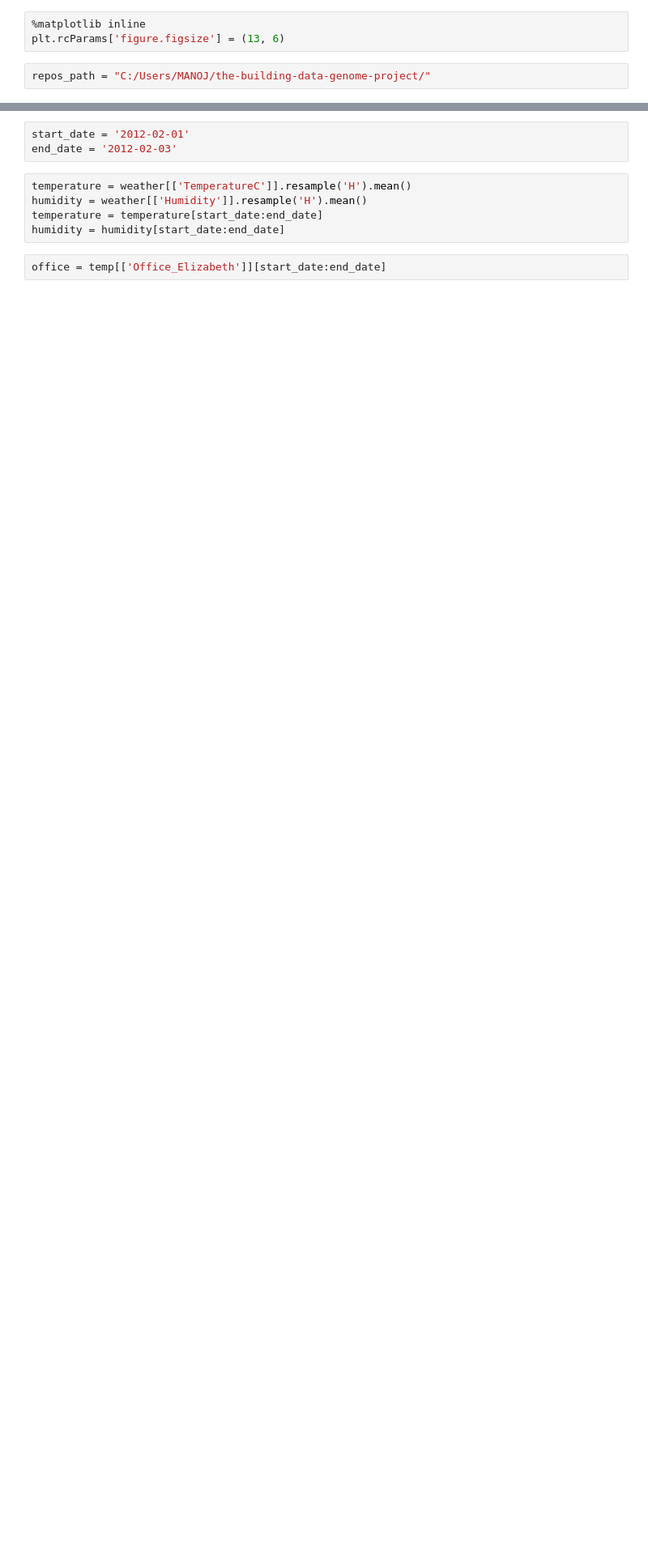
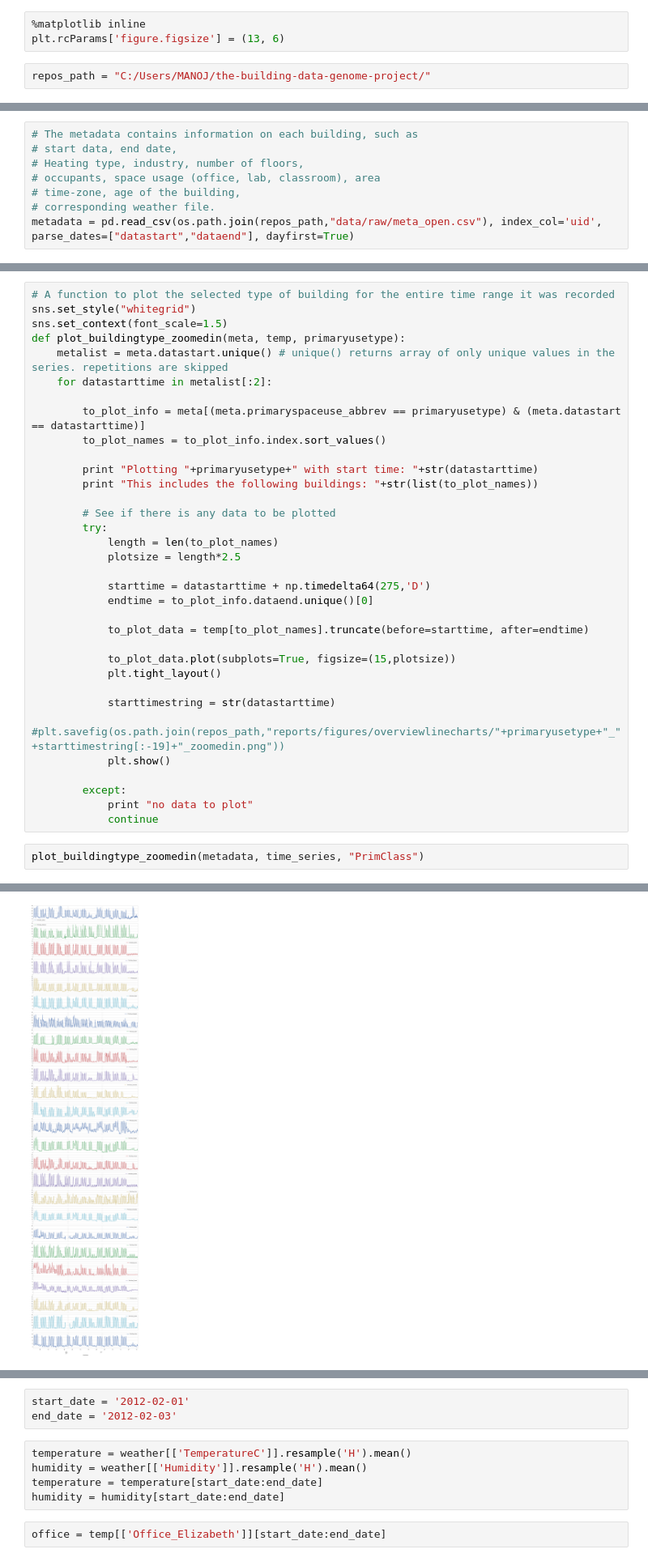
Before and after one commit to manojm18/the-building-data-genome-project, a Jupyter notebook: notebooks/Time_series_analysis.ipynb, the cells around one changed output, grey strips where cells are left out. Shown at 81% size. Drawn from its saved outputs; the diff is of its cells as text; blank space fills up the shorter version.

Commit message:
updated time_series_analysis

```diff
--- a/notebooks/Time_series_analysis.ipynb
+++ b/notebooks/Time_series_analysis.ipynb
@@ -12,0 +36,8 @@ repos_path = "C:/Users/MANOJ/the-building-data-genome-project/"
+# %%
+# The metadata contains information on each building, such as
+# start data, end date,
+# Heating type, industry, number of floors,
+# occupants, space usage (office, lab, classroom), area
+# time-zone, age of the building,
+# corresponding weather file.
+metadata = pd.read_csv(os.path.join(repos_path,"data/raw/meta_open.csv"), index_col='uid', parse_dates=["datastart","dataend"], dayfirst=True)
@@ -12,0 +74,37 @@ repos_path = "C:/Users/MANOJ/the-building-data-genome-project/"
+# %%
+# A function to plot the selected type of building for the entire time range it was recorded
+sns.set_style("whitegrid")
+sns.set_context(font_scale=1.5)
+def plot_buildingtype_zoomedin(meta, temp, primaryusetype):
+    metalist = meta.datastart.unique() # unique() returns array of only unique values in the series. repetitions are skipped
+    for datastarttime in metalist[:2]:
+
+        to_plot_info = meta[(meta.primaryspaceuse_abbrev == primaryusetype) & (meta.datastart == datastarttime)]
+        to_plot_names = to_plot_info.index.sort_values()
+
+        print "Plotting "+primaryusetype+" with start time: "+str(datastarttime)
+        print "This includes the following buildings: "+str(list(to_plot_names))
+
+        # See if there is any data to be plotted
+        try:
+            length = len(to_plot_names)
+            plotsize = length*2.5
+
+            starttime = datastarttime + np.timedelta64(275,'D')
+            endtime = to_plot_info.dataend.unique()[0]
+
+            to_plot_data = temp[to_plot_names].truncate(before=starttime, after=endtime)
+
+            to_plot_data.plot(subplots=True, figsize=(15,plotsize))
+            plt.tight_layout()
+
+            starttimestring = str(datastarttime)
+            #plt.savefig(os.path.join(repos_path,"reports/figures/overviewlinecharts/"+primaryusetype+"_"+starttimestring[:-19]+"_zoomedin.png"))
+            plt.show()
+
+        except:
+            print "no data to plot"
+            continue
+# %%
+plot_buildingtype_zoomedin(metadata, time_series, "PrimClass")
+# %% [output]
@@ -12,0 +113 @@ repos_path = "C:/Users/MANOJ/the-building-data-genome-project/"
+[figure, added]
```
Also changed, not shown: parts of 13 cells of this notebook, 1 other file.
